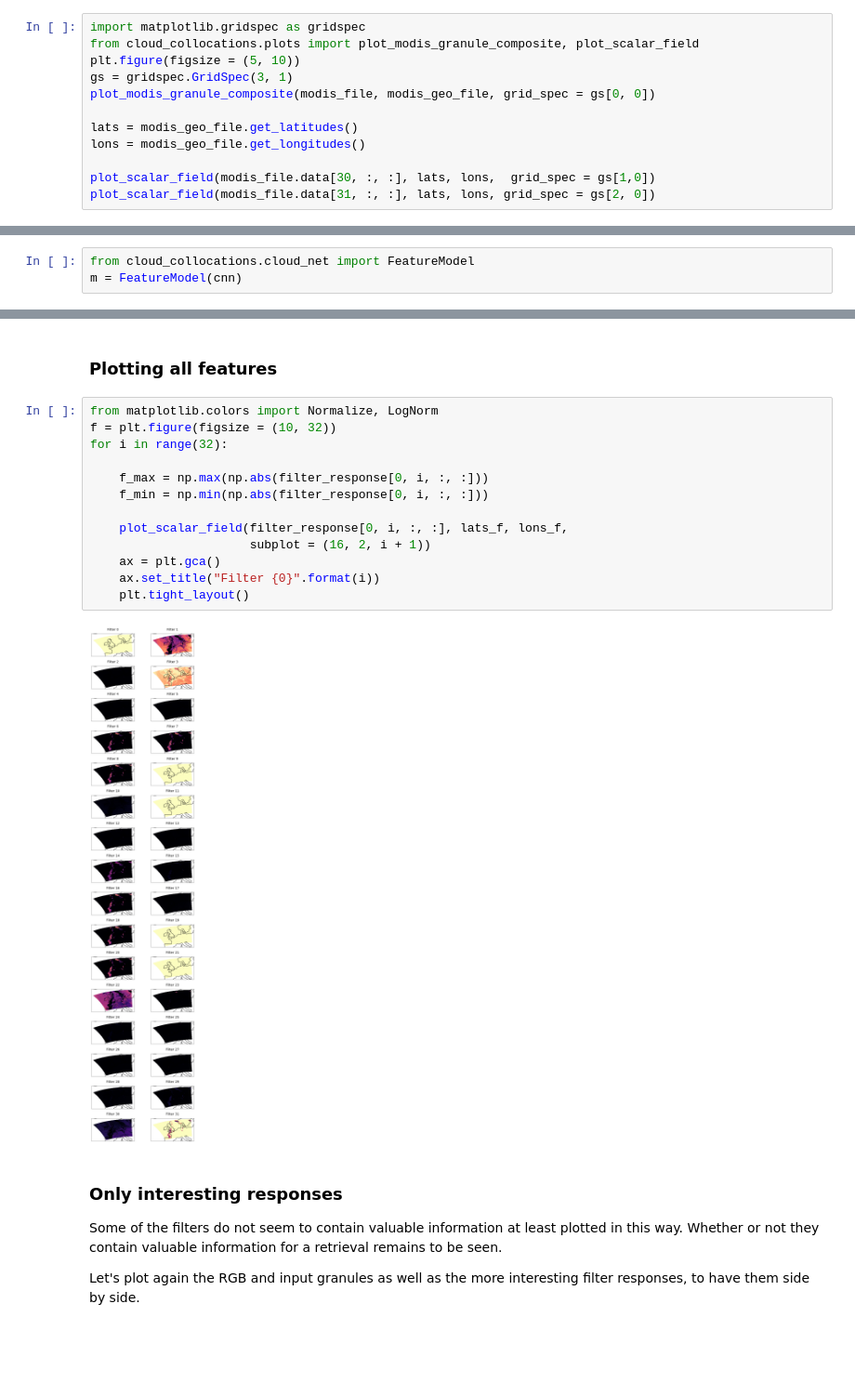
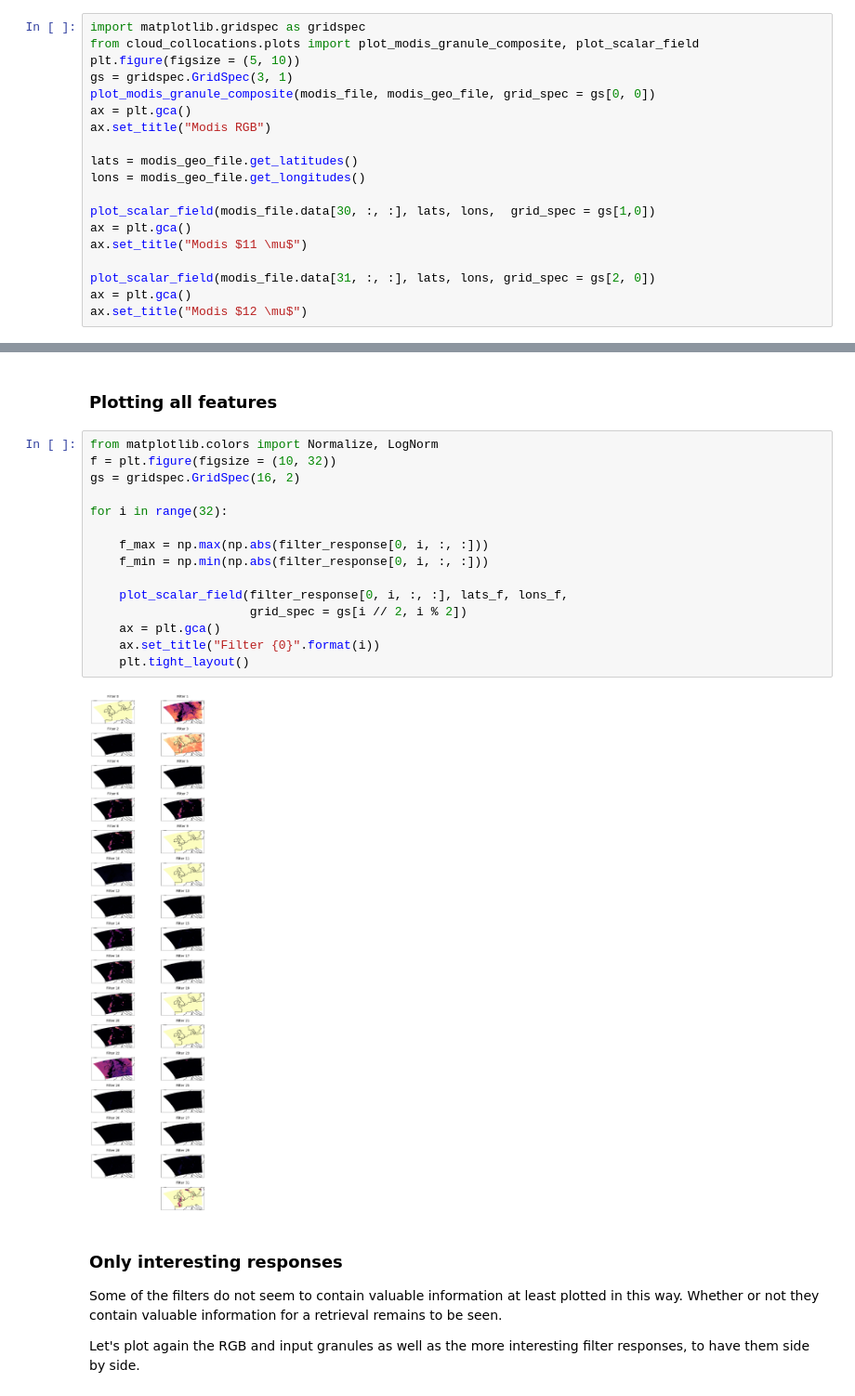
Before and after one commit to Arcane561/cloud_colocations, a Jupyter notebook: notebooks/filter_responses.ipynb, the cells around one changed output, grey strips where cells are left out. Shown at 93% size. Saved outputs shown, nothing was run; the diff lists cells and outputs as text; blank space fills up the shorter version.

Commit message:
Use matplotlib.gridspec in plotting functions.

```diff
--- a/notebooks/filter_responses.ipynb
+++ b/notebooks/filter_responses.ipynb
@@ -54,10 +68,17 @@ from cloud_collocations.plots import plot_modis_granule_composite, plot_scalar_f
 plt.figure(figsize = (5, 10))
 gs = gridspec.GridSpec(3, 1)
 plot_modis_granule_composite(modis_file, modis_geo_file, grid_spec = gs[0, 0])
+ax = plt.gca()
+ax.set_title("Modis RGB")
 
 lats = modis_geo_file.get_latitudes()
 lons = modis_geo_file.get_longitudes()
 
 plot_scalar_field(modis_file.data[30, :, :], lats, lons,  grid_spec = gs[1,0])
+ax = plt.gca()
+ax.set_title("Modis $11 \mu$")
+
 plot_scalar_field(modis_file.data[31, :, :], lats, lons, grid_spec = gs[2, 0])
+ax = plt.gca()
+ax.set_title("Modis $12 \mu$")
 # %% [output]
@@ -71,6 +90,3 @@ plot_scalar_field(modis_file.data[31, :, :], lats, lons, grid_spec = gs[2, 0])
 The original model was trained on the MODIS $11\mu$, and $12\mu$ channels, therefore also the feature model expects the input to have two channels along the first dimension.
 # %%
 filter_response = m.apply(modis_file.data[[30, 31], :, :])
-# %%
-from cloud_collocations.cloud_net import FeatureModel
-m = FeatureModel(cnn)
@@ -82,18 +100,20 @@ lons_f = m.resample_coordinates(lons)
 # %%
 from matplotlib.colors import Normalize, LogNorm
 f = plt.figure(figsize = (10, 32))
+gs = gridspec.GridSpec(16, 2)
+
 for i in range(32):
 
     f_max = np.max(np.abs(filter_response[0, i, :, :]))
     f_min = np.min(np.abs(filter_response[0, i, :, :]))
 
     plot_scalar_field(filter_response[0, i, :, :], lats_f, lons_f,
-                      subplot = (16, 2, i + 1))
+                      grid_spec = gs[i // 2, i % 2])
     ax = plt.gca()
     ax.set_title("Filter {0}".format(i))
     plt.tight_layout()
 # %% [output]
-[figure, old version]
+[figure, new version]
 # %% [markdown]
 ### Only interesting responses
 
```
Also changed, not shown: parts of 10 cells of this notebook, 1 other file.
